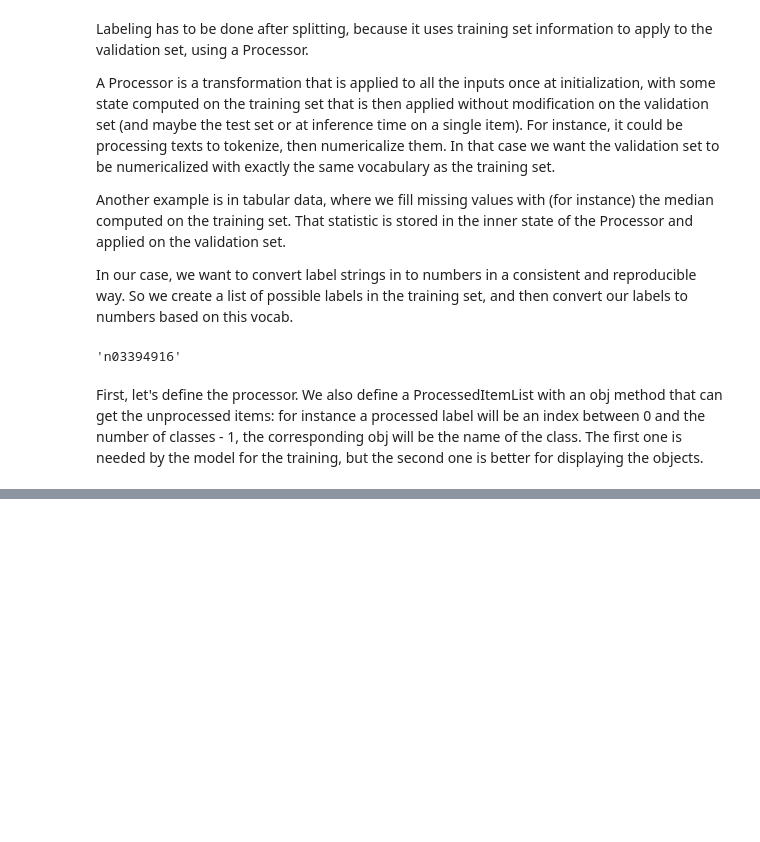
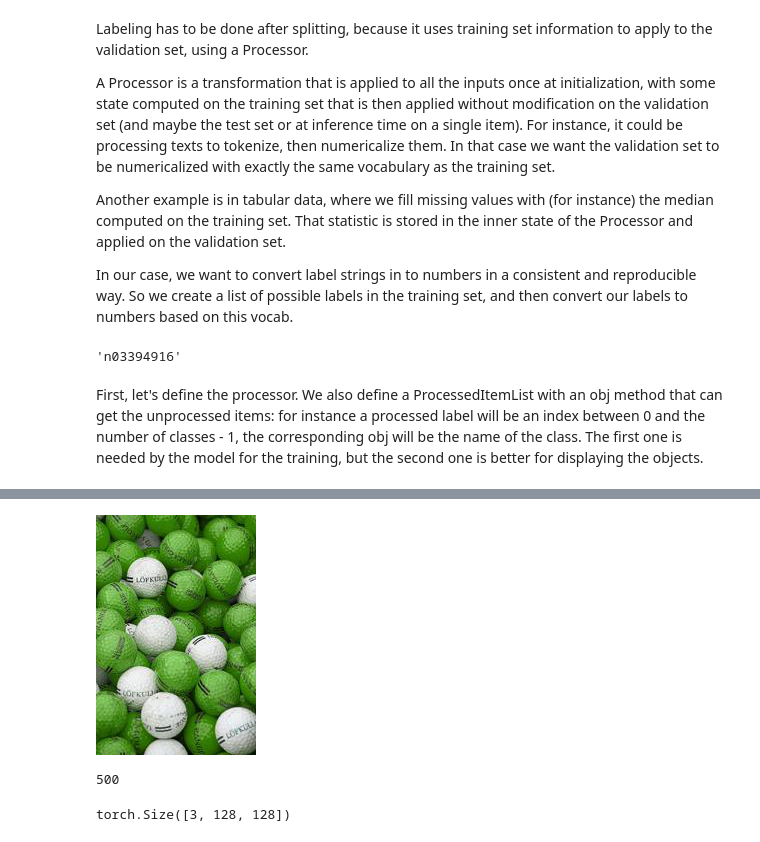
Before and after one commit to averma12/DL-from-scratch, a Jupyter notebook: Data_Block_and_beyond.ipynb, the cells around one changed output, grey strips where cells are left out. Saved outputs shown, nothing was run; the diff lists cells and outputs as text; code cells hidden in the pictures; blank space fills up the shorter version.

```diff
--- a/Data_Block_and_beyond.ipynb
+++ b/Data_Block_and_beyond.ipynb
@@ -450,0 +419,8 @@ y: ProcessedItemList (500 items)
+# %%
+labeledList.train[3000][0]
+# %% [output]
+[figure, added]
+# %%
+len(labeledList.valid)
+# %% [output]
+500
@@ -450,0 +457,5 @@ y: ProcessedItemList (500 items)
+# %%
+x,y = ll.train[0]
+x.shape
+# %% [output]
+torch.Size([3, 128, 128])
```
Also changed, not shown: parts of 31 cells of this notebook.
